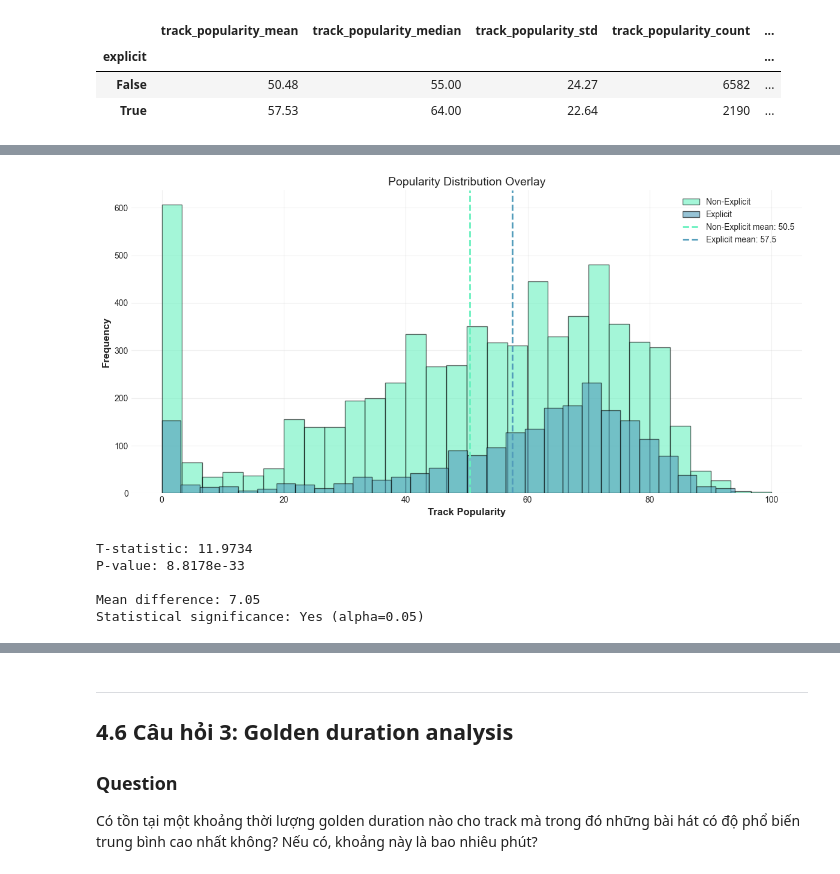
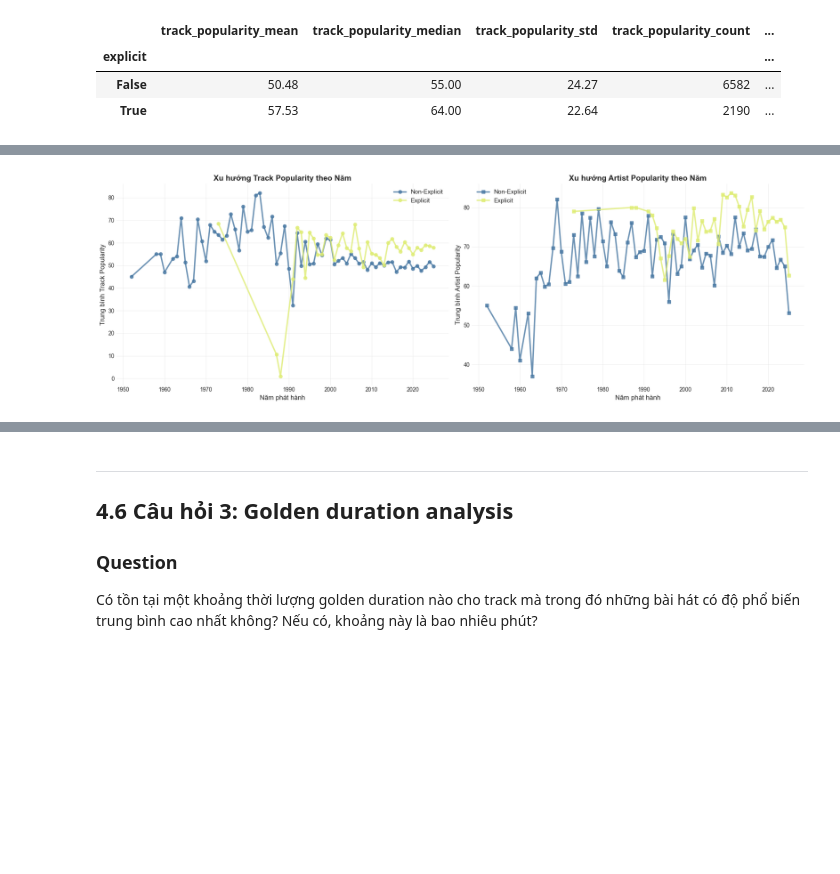
Before and after one commit to chisngyen/Spotify_Global_Music_Analysis, a Jupyter notebook: notebooks/final_notebook.ipynb, the cells around one changed output, grey strips where cells are left out. Drawn from its saved outputs; the diff is of its cells as text; code cells hidden in the pictures; blank space fills up the shorter version.

```diff
--- a/notebooks/final_notebook.ipynb
+++ b/notebooks/final_notebook.ipynb
@@ -1033,39 +1063,39 @@ plt.show()
 # %%
-fig, ax = plt.subplots(figsize=(12, 6))
+# Xu hướng Popularity theo năm
+df['release_year'] = pd.to_datetime(df['album_release_date'], format='mixed', errors='coerce').dt.year
+# Tính theo năm
+yearly_track_pop = df.groupby(['release_year', 'explicit'])['track_popularity'].mean().reset_index()
+yearly_artist_pop = df.groupby(['release_year', 'explicit'])['artist_popularity'].mean().reset_index()
 
-ax.hist(q2_non_explicit, bins=30, alpha=0.6, label='Non-Explicit',
-        color='#68F1BF', edgecolor='black')
-ax.hist(q2_explicit, bins=30, alpha=0.6, label='Explicit',
-        color='#519CBA', edgecolor='black')
+fig, axes = plt.subplots(1, 2, figsize=(18, 6))
+colors_line = {False: "#4777A2", True: "#DFED73"}
+# 1. Line Chart - Track Popularity theo Năm
+for explicit_val in [False, True]:
+    data = yearly_track_pop[yearly_track_pop['explicit'] == explicit_val]
+    label = 'Explicit' if explicit_val else 'Non-Explicit'
+    axes[0].plot(data['release_year'], data['track_popularity'],  marker='o', label=label, linewidth=2.5, markersize=6, color=colors_line[explicit_val], alpha=0.8)
 
-ax.axvline(q2_non_explicit.mean(), color='#68F1BF', linestyle='--',
-           linewidth=2, label=f'Non-Explicit mean: {q2_non_explicit.mean():.1f}')
-ax.axvline(q2_explicit.mean(), color='#519CBA', linestyle='--',
-           linewidth=2, label=f'Explicit mean: {q2_explicit.mean():.1f}')
+axes[0].set_title('Xu hướng Track Popularity theo Năm', fontsize=14, fontweight='bold')
+axes[0].set_xlabel('Năm phát hành', fontsize=12)
+axes[0].set_ylabel('Trung bình Track Popularity', fontsize=12)
+axes[0].legend(fontsize=11, loc='best')
+axes[0].grid(True, alpha=0.3)
+# 2. Line Chart - Artist Popularity theo Năm
+for explicit_val in [False, True]:
+    data = yearly_artist_pop[yearly_artist_pop['explicit'] == explicit_val]
+    label = 'Explicit' if explicit_val else 'Non-Explicit'
+    axes[1].plot(data['release_year'], data['artist_popularity'],  marker='s', label=label, linewidth=2.5, markersize=6, color=colors_line[explicit_val], alpha=0.8)
 
-ax.set_xlabel('Track Popularity', fontweight='bold')
-ax.set_ylabel('Frequency', fontweight='bold')
-ax.set_title('Popularity Distribution Overlay')
-ax.legend()
-ax.grid(alpha=0.3)
+axes[1].set_title('Xu hướng Artist Popularity theo Năm', fontsize=14, fontweight='bold')
+axes[1].set_xlabel('Năm phát hành', fontsize=12)
+axes[1].set_ylabel('Trung bình Artist Popularity', fontsize=12)
+axes[1].legend(fontsize=11, loc='best')
+axes[1].grid(True, alpha=0.3)
 
 plt.tight_layout()
 plt.show()
 # %% [output]
-[figure, old version]
+[figure, new version]
-# %%
-t_stat, p_value = stats.ttest_ind(q2_explicit, q2_non_explicit)
-
-print(f'T-statistic: {t_stat:.4f}')
-print(f'P-value: {p_value:.4e}')
-print(f'\nMean difference: {q2_explicit.mean() - q2_non_explicit.mean():.2f}')
-print(f"Statistical significance: {'Yes' if p_value < 0.05 else 'No'} (alpha=0.05)")
-# %% [output]
-T-statistic: 11.9734
-P-value: 8.8178e-33
-
-Mean difference: 7.05
-Statistical significance: Yes (alpha=0.05)
 # %% [markdown]
 ### C. Kết quả & Giải thích
 
```
Also changed, not shown: parts of 11 cells of this notebook.
